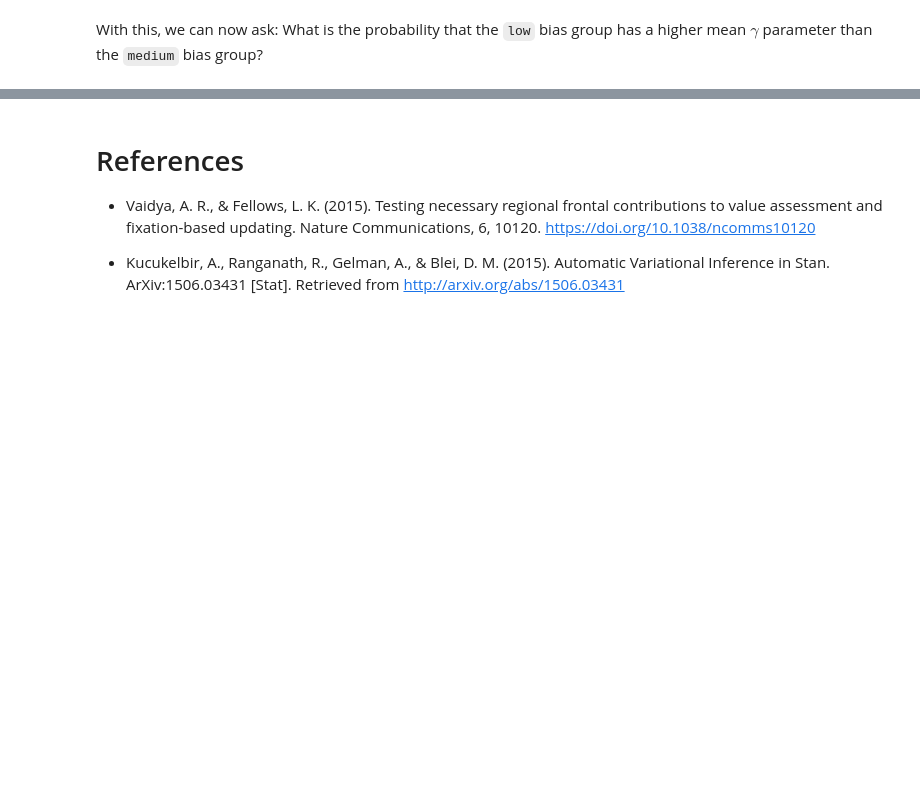
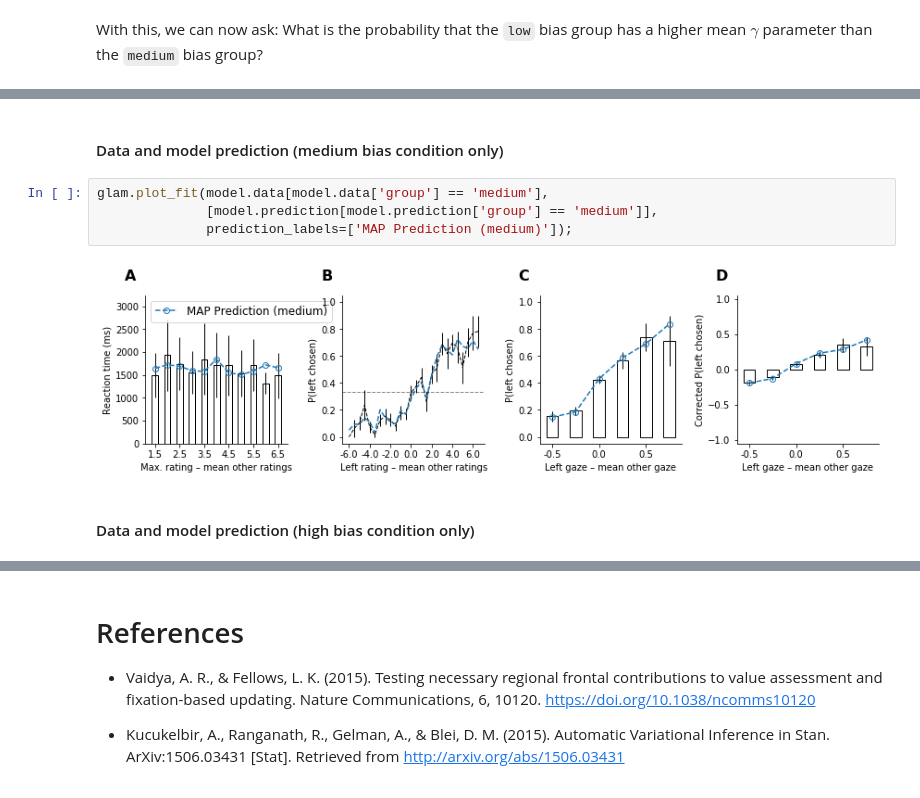
Before and after one commit to glamlab/glambox, a Jupyter notebook: Test_Case_1_Vaidya_Fellows_Example.ipynb, the cells around one changed output, grey strips where cells are left out. Cells and saved outputs as stored; diff of their text form; blank space fills up the shorter version.

```diff
--- a/Test_Case_1_Vaidya_Fellows_Example.ipynb
+++ b/Test_Case_1_Vaidya_Fellows_Example.ipynb
@@ -176,0 +179,10 @@ P(γ_low > γ_medium) =  0.997
+# %% [markdown]
+#### Data and model prediction (medium bias condition only)
+# %%
+glam.plot_fit(model.data[model.data['group'] == 'medium'],
+              [model.prediction[model.prediction['group'] == 'medium']],
+              prediction_labels=['MAP Prediction (medium)']);
+# %% [output]
+[figure, added]
+# %% [markdown]
+#### Data and model prediction (high bias condition only)
```
Also changed, not shown: parts of 21 cells of this notebook.
